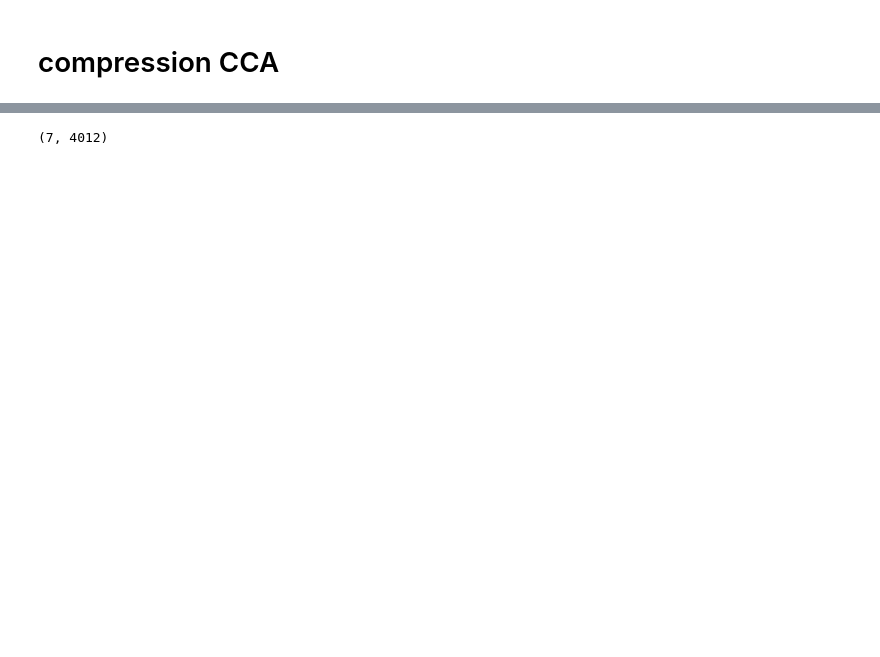
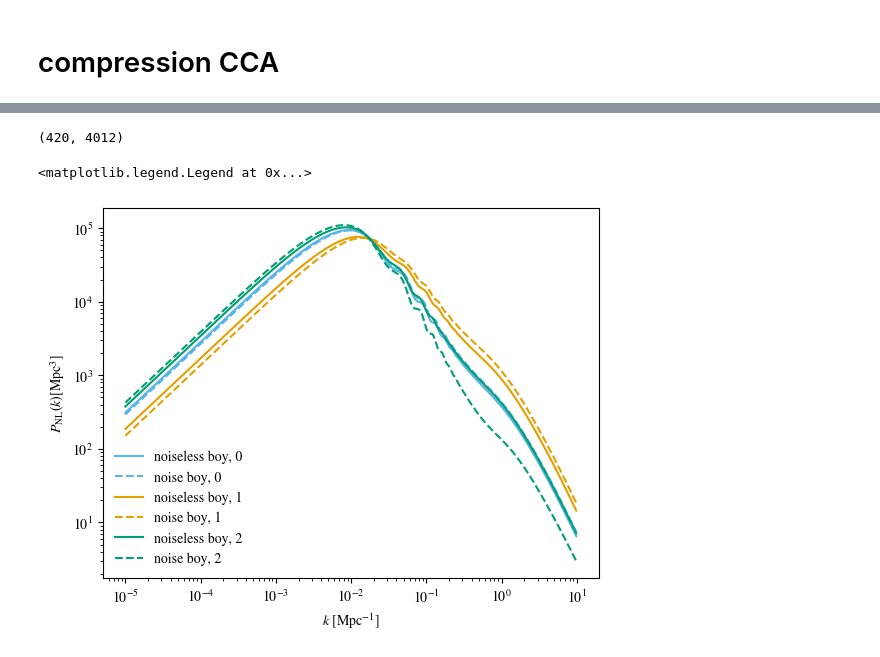
Before and after one commit to davidesciotti/AstroDat, a Jupyter notebook: power_spectrum_beth.ipynb, the cells around one changed output, grey strips where cells are left out. Saved outputs shown, nothing was run; the diff lists cells and outputs as text; code cells hidden in the pictures; blank space fills up the shorter version.

```diff
--- a/power_spectrum_beth.ipynb
+++ b/power_spectrum_beth.ipynb
@@ -145,4 +189,4 @@ plt.colorbar()
 # %%
-np.shape(params_all)
+Pks.shape
 # %% [output]
-(7, 4012)
+(420, 4012)
@@ -149,2 +198,16 @@ np.shape(params_all)
+# %%
+fig, ax = plt.subplots()
+for i in range(3):
+    k_range,pred,p_values=MPkHypercube(i,params,sample)
+    Pk=Pks[:,i]
+    Pk_noisy=Pks_noisy[:,i]
+    ax.loglog(k_range, Pk, color=color_R[i],label = 'noiseless boy, %s' %i, linestyle='-')
+    ax.loglog(k_range, Pk_noisy, color=color_R[i],label = 'noise boy, %s' %i, linestyle='--')
+ax.set_xlabel('$k$ [Mpc$^{-1}]$')
+ax.set_ylabel('$P_{\mathrm{NL}}(k) [\mathrm{Mpc}^3]$')
+ax.legend(frameon=False)
+# %% [output]
+<matplotlib.legend.Legend at 0x...>
+[figure, added]
 # %%
 import scipy
```
Also changed, not shown: parts of 26 cells of this notebook.
